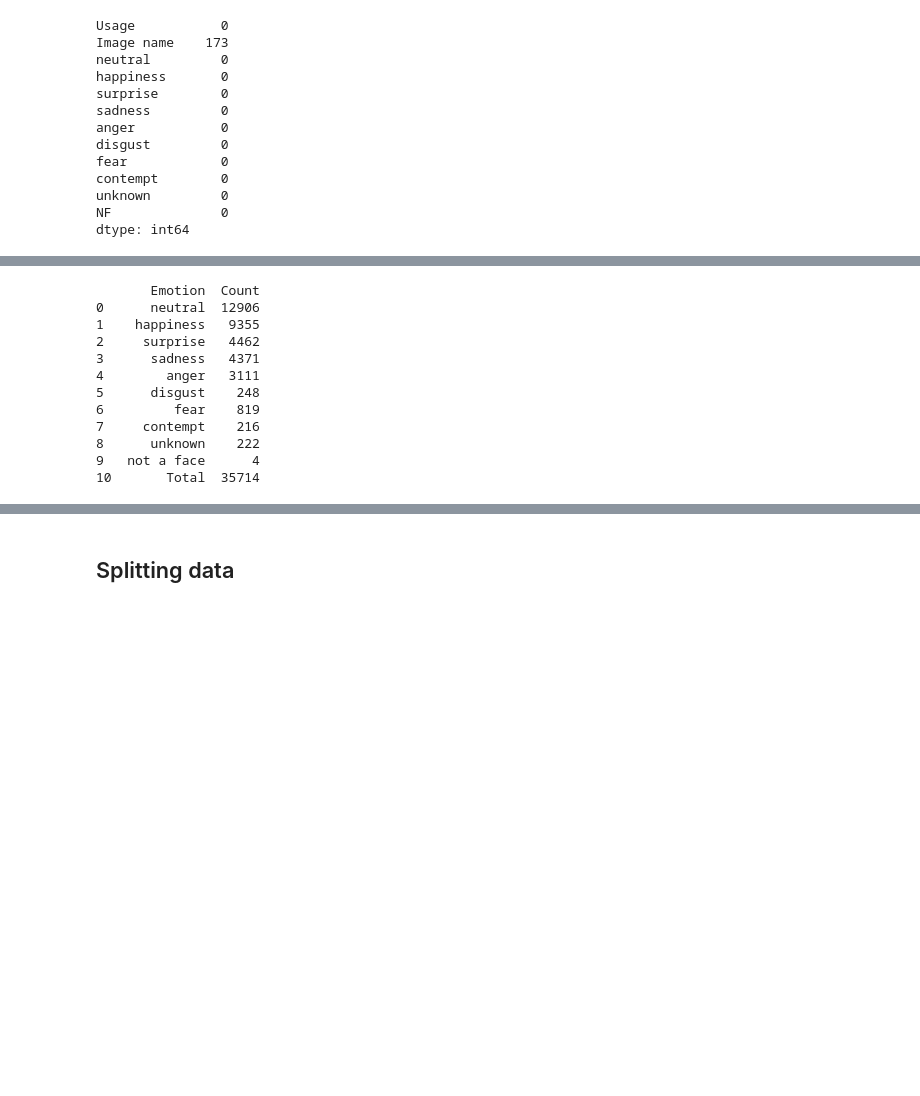
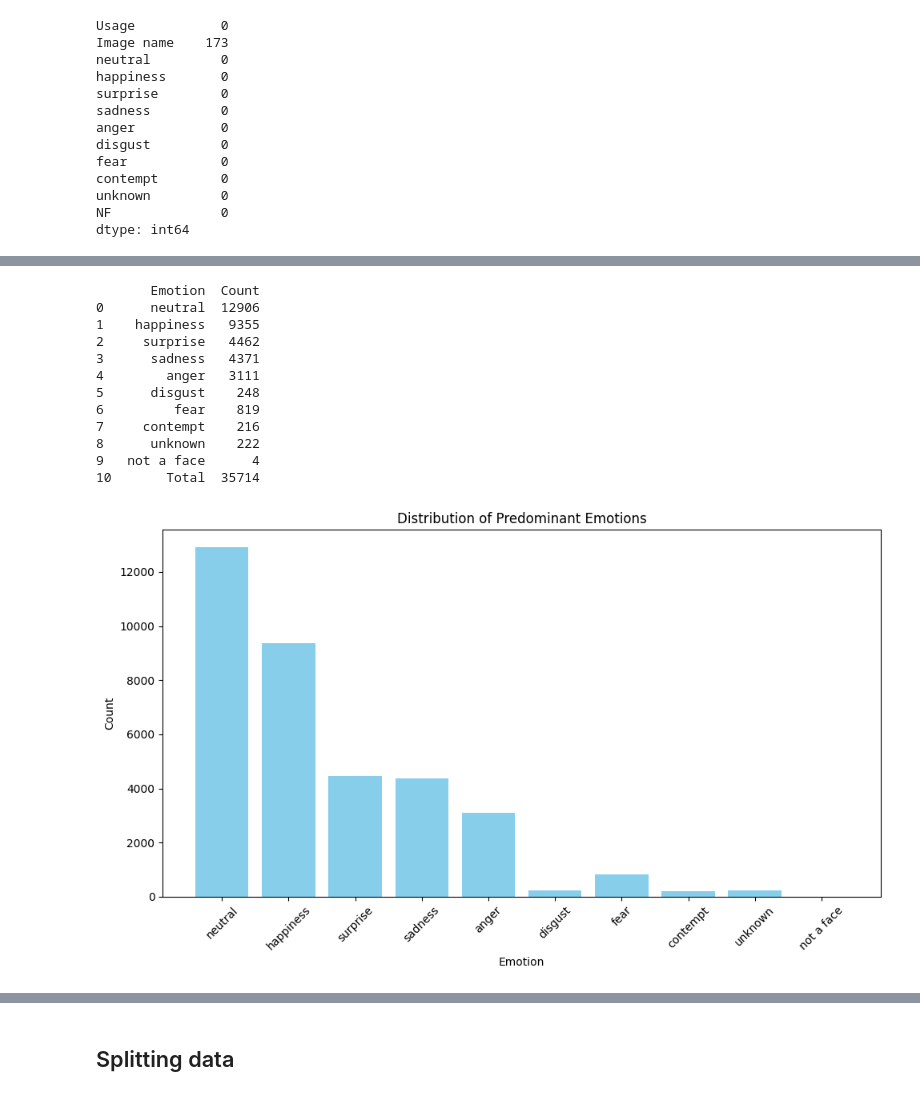
Before and after one commit to QianXunX/TFG, a Jupyter notebook: main.ipynb, the cells around one changed output, grey strips where cells are left out. Saved outputs shown, nothing was run; the diff lists cells and outputs as text; code cells hidden in the pictures; blank space fills up the shorter version.

```diff
--- a/main.ipynb
+++ b/main.ipynb
@@ -174,31 +169,42 @@ emotion_labels = {
     9: "not a face"
 }
 
+# Count the number of occurrences of each emotion
 unique_indices, counts = np.unique(emo_idx_df['predominant_emotion_index'], return_counts=True)
 
 # Create a DataFrame
 emotion_counts = pd.DataFrame({
     'Emotion': [emotion_labels[index] for index in unique_indices],
     'Count': counts
 })
 
 # Add a total row
 total = emotion_counts['Count'].sum()
 total_row = pd.DataFrame({'Emotion': ['Total'], 'Count': [total]})
 emotion_counts = pd.concat([emotion_counts, total_row], ignore_index=True)
 
 # Display the DataFrame
 print(emotion_counts)
+
+plt.figure(figsize=(10, 6))
+plt.bar(emotion_counts['Emotion'][:-1], emotion_counts['Count'][:-1], color='skyblue')
+plt.xlabel('Emotion')
+plt.ylabel('Count')
+plt.title('Distribution of Predominant Emotions')
+plt.xticks(rotation=45)
+plt.tight_layout()
+plt.show()
 # %% [output]
        Emotion  Count
 0      neutral  12906
 1    happiness   9355
 2     surprise   4462
 3      sadness   4371
 4        anger   3111
 5      disgust    248
 6         fear    819
 7     contempt    216
 8      unknown    222
 9   not a face      4
 10       Total  35714
+[figure, added]
```
Also changed, not shown: parts of 79 cells of this notebook, 14 other files.
